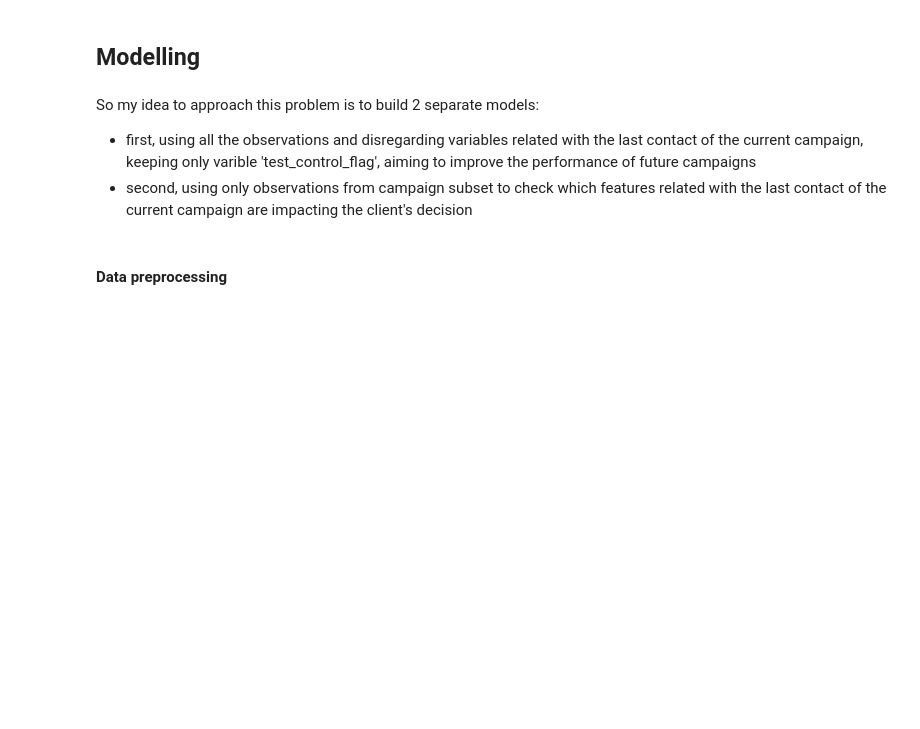
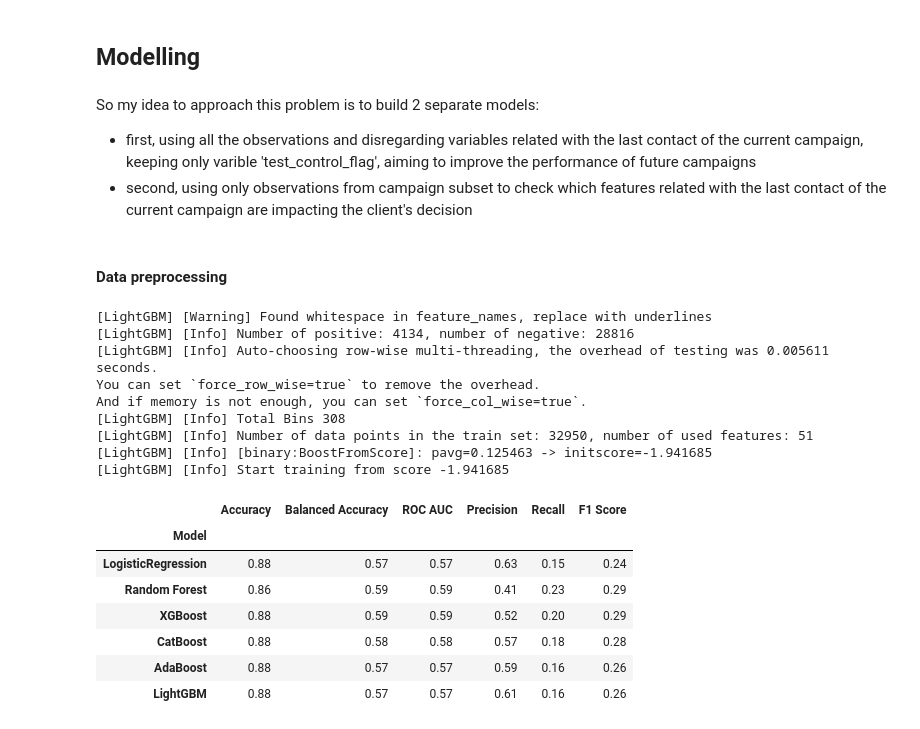
Before and after one commit to zuzannamiazio/RR_project, a Jupyter notebook: project_file.ipynb, the cells around one changed output. Drawn from its saved outputs; the diff is of its cells as text; code cells hidden in the pictures; blank space fills up the shorter version.

Commit message:
initial modelling

```diff
--- a/project_file.ipynb
+++ b/project_file.ipynb
@@ -661,3 +668,61 @@ X_train_full = pd.DataFrame(X_train_full, columns=columns)
 
 X_test_full = preprocessor.transform(X_test_full)
 X_test_full = pd.DataFrame(X_test_full, columns=columns)
+# %%
+classifiers = {
+    "LogisticRegression": LogisticRegression(),
+    'Random Forest': RandomForestClassifier(),
+    'XGBoost': XGBClassifier(),
+    'CatBoost': CatBoostClassifier(verbose=False),
+    'AdaBoost': AdaBoostClassifier(),
+    'LightGBM': lgb.LGBMClassifier()
+}
+
+metrics_dict = {
+    'Accuracy': {},
+    'Balanced Accuracy': {},
+    'ROC AUC': {},
+    'Precision': {},
+    'Recall': {},
+    'F1 Score': {},
+}
+
+for name, model in classifiers.items():
+
+    model.fit(X_train_full, y_train_full)
+
+    y_pred = model.predict(X_test_full)
+    y_prob = model.predict_proba(X_test_full)[:, 1]
+
+    # Store evaluation metrics in dictionaries
+    metrics_dict['Accuracy'][name] = accuracy_score(y_test_full, y_pred)
+    metrics_dict['Balanced Accuracy'][name] = balanced_accuracy_score(y_test_full, y_pred)
+    metrics_dict['ROC AUC'][name] = roc_auc_score(y_test_full, y_pred)
+    metrics_dict['Precision'][name] = precision_score(y_test_full, y_pred)
+    metrics_dict['Recall'][name] = recall_score(y_test_full, y_pred)
+    metrics_dict['F1 Score'][name] = f1_score(y_test_full, y_pred)
+
+# Create a combined DataFrame
+combined_df = pd.DataFrame(metrics_dict)
+combined_df.index.name = 'Model'
+
+# Display the combined DataFrame
+display(combined_df)
+# %% [output]
+[LightGBM] [Warning] Found whitespace in feature_names, replace with underlines
+[LightGBM] [Info] Number of positive: 4134, number of negative: 28816
+[LightGBM] [Info] Auto-choosing row-wise multi-threading, the overhead of testing was 0.005611 seconds.
+You can set `force_row_wise=true` to remove the overhead.
+And if memory is not enough, you can set `force_col_wise=true`.
+[LightGBM] [Info] Total Bins 308
+[LightGBM] [Info] Number of data points in the train set: 32950, number of used features: 51
+[LightGBM] [Info] [binary:BoostFromScore]: pavg=0.125463 -> initscore=-1.941685
+[LightGBM] [Info] Start training from score -1.941685
+|  | Accuracy | Balanced Accuracy | ROC AUC | Precision | Recall | F1 Score |
+| Model |  |  |  |  |  |  |
+| LogisticRegression | 0.88 | 0.57 | 0.57 | 0.63 | 0.15 | 0.24 |
+| Random Forest | 0.86 | 0.59 | 0.59 | 0.41 | 0.23 | 0.29 |
+| XGBoost | 0.88 | 0.59 | 0.59 | 0.52 | 0.20 | 0.29 |
+| CatBoost | 0.88 | 0.58 | 0.58 | 0.57 | 0.18 | 0.28 |
+| AdaBoost | 0.88 | 0.57 | 0.57 | 0.59 | 0.16 | 0.26 |
+| LightGBM | 0.88 | 0.57 | 0.57 | 0.61 | 0.16 | 0.26 |
```
Also changed, not shown: parts of 2 cells of this notebook.
